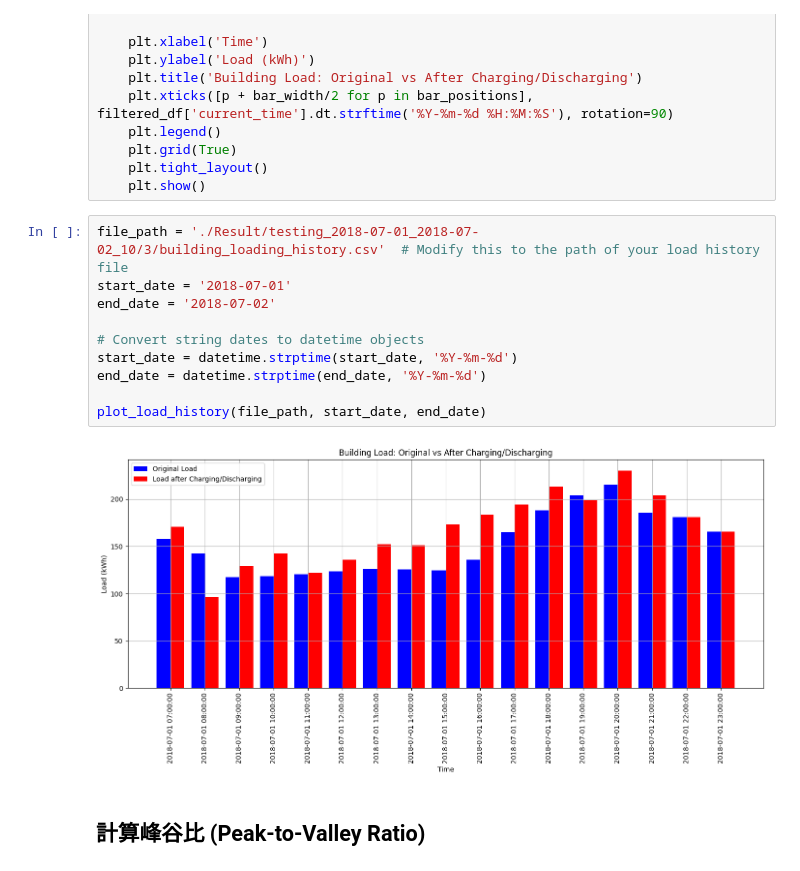
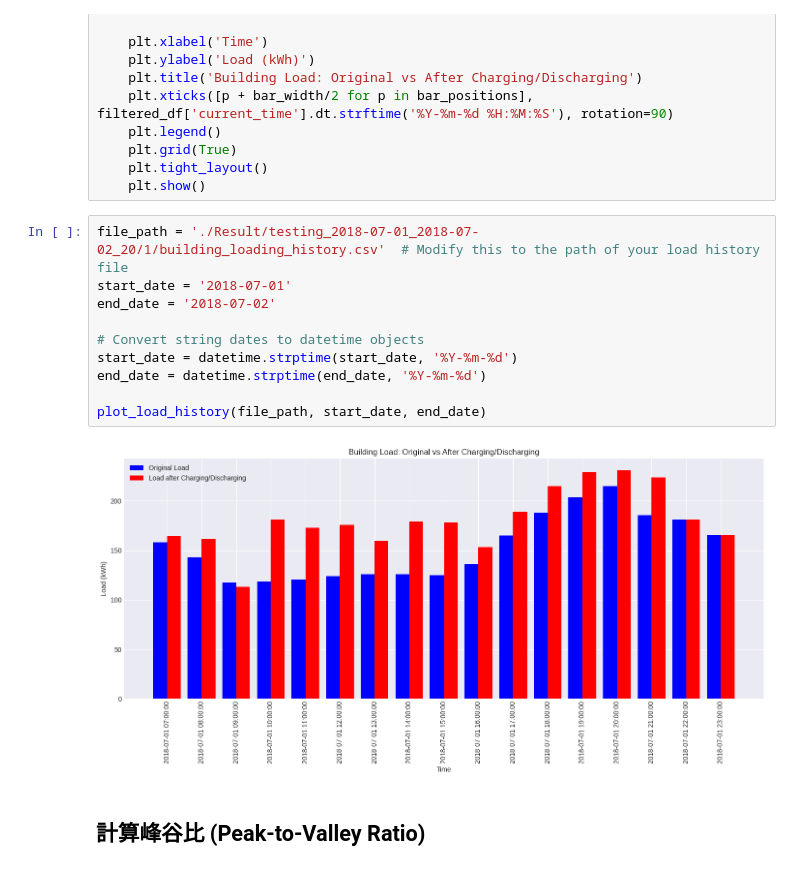
Before and after one commit to carlwang49/MY_WORK, a Jupyter notebook: Evaluation.ipynb, the cells around one changed output. Cells and saved outputs as stored; diff of their text form.

```diff
--- a/Evaluation.ipynb
+++ b/Evaluation.ipynb
@@ -101,17 +101,17 @@ def plot_load_history(file_path, start_date, end_date):
     plt.tight_layout()
     plt.show()
 # %%
-file_path = './Result/testing_2018-07-01_2018-07-02_10/3/building_loading_history.csv'  # Modify this to the path of your load history file
+file_path = './Result/testing_2018-07-01_2018-07-02_20/1/building_loading_history.csv'  # Modify this to the path of your load history file
 start_date = '2018-07-01'
 end_date = '2018-07-02'
 
 # Convert string dates to datetime objects
 start_date = datetime.strptime(start_date, '%Y-%m-%d')
 end_date = datetime.strptime(end_date, '%Y-%m-%d')
 
 plot_load_history(file_path, start_date, end_date)
 # %% [output]
-[figure, old version]
+[figure, new version]
 # %% [markdown]
 ## 計算峰谷比 (Peak-to-Valley Ratio)
 # %%
```
Also changed, not shown: 4 other files.
